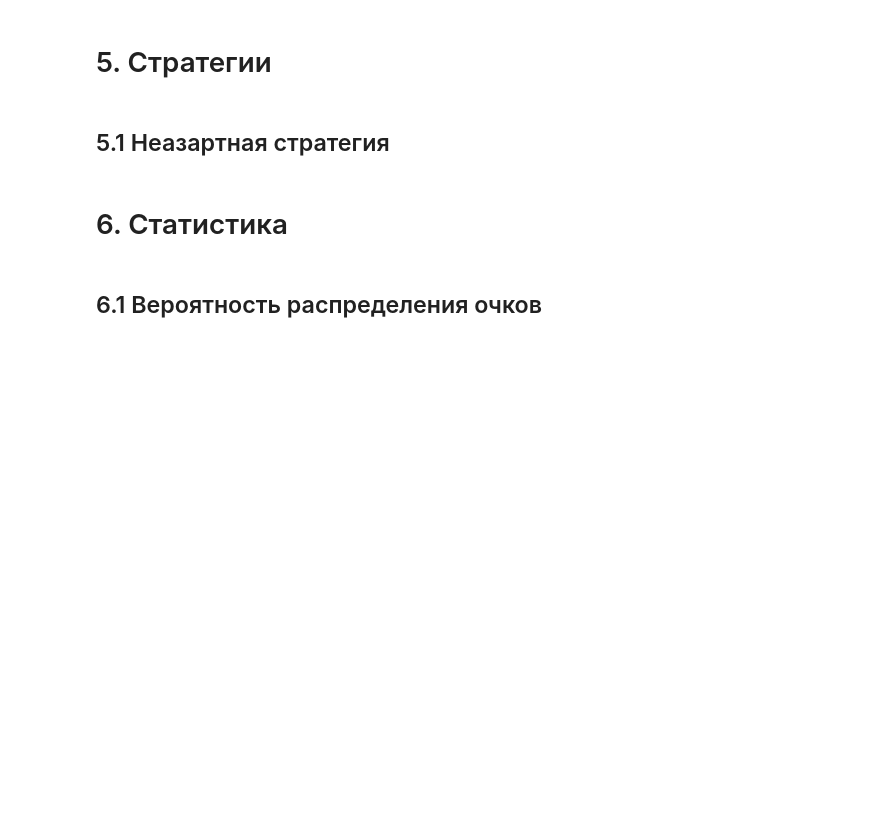
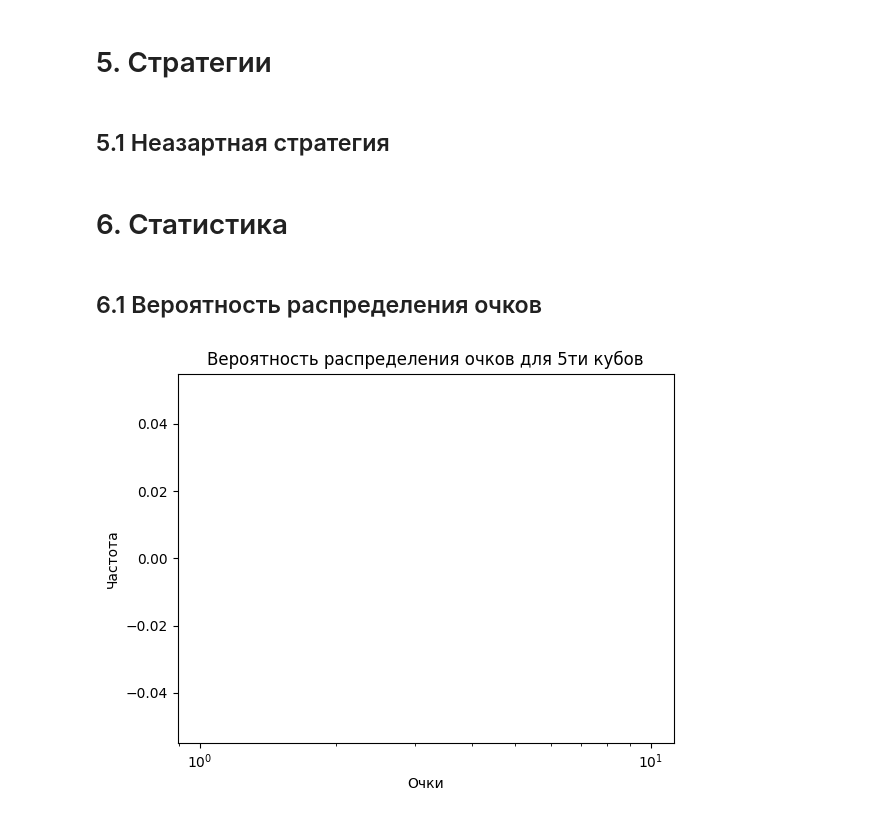
Before and after one commit to mrTyom/Cubes, a Jupyter notebook: main.ipynb, the cells around one changed output. Drawn from its saved outputs; the diff is of its cells as text; code cells hidden in the pictures; blank space fills up the shorter version.

```diff
--- a/main.ipynb
+++ b/main.ipynb
@@ -20 +18,3 @@ scopeSet = {}
+# %%
+scoreSet = {} # Словарь для статистики выпавших очков
 # %% [markdown]
@@ -165,17 +238,19 @@ for game in range(STEPS):
 ## 6.1 Вероятность распределения очков
 # %%
 # Нормализация частоты
-total_frequency = sum(scopeSet.values())
-normalized_data = {key: value / total_frequency for key, value in scopeSet.items()}
+total_frequency = sum(scoreSet.values())
+normalized_data = {key: value / total_frequency for key, value in scoreSet.items()}
 
 # Оформление графика
 plt.bar(normalized_data.keys(), normalized_data.values(), width=3)  # изменяем ширину столбцов
 plt.xlabel('Очки')
 plt.ylabel('Частота')
 plt.title('Вероятность распределения очков для 5ти кубов')
 
-# переходим к логарифмической шкале по оси x
+# Переходим к логарифмической шкале по оси x
 plt.xscale('log')
 
 # Строим график
 plt.show()
+# %% [output]
+[figure, added]
```
Also changed, not shown: parts of 14 cells of this notebook, 1 other file.
